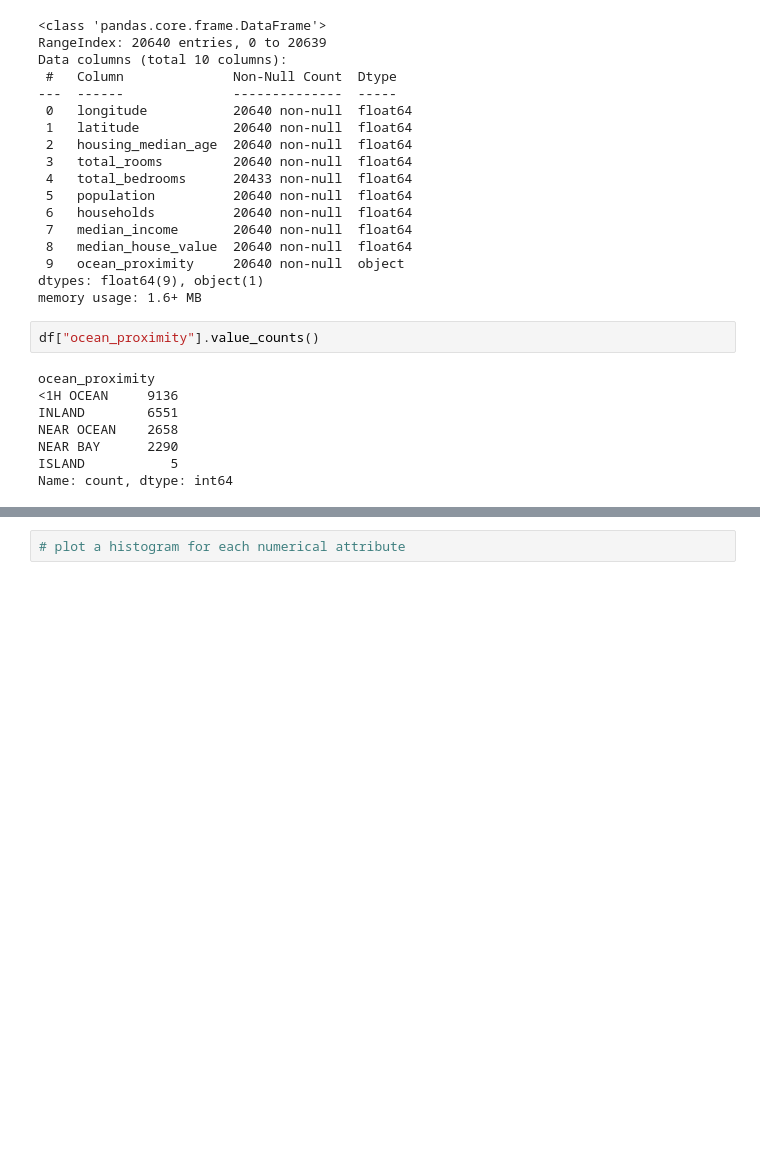
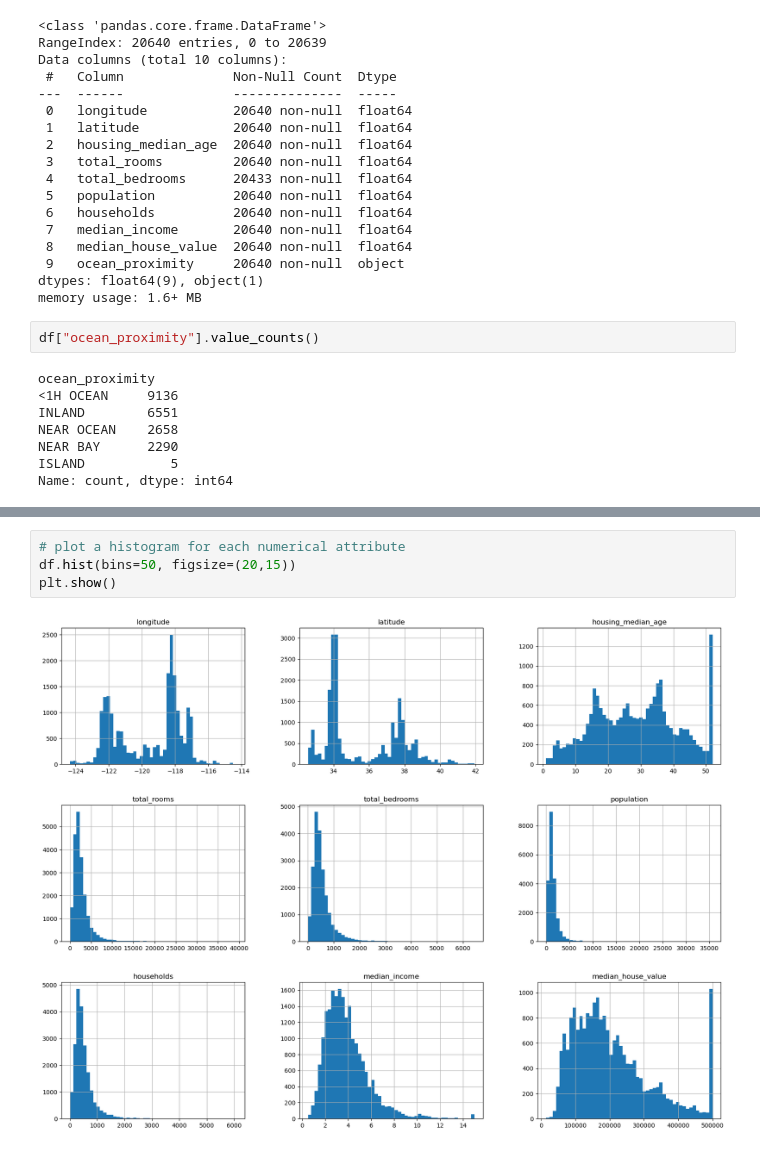
Before and after one commit to Olamilekanvic/California-House-Price-Prediction--1990-, a Jupyter notebook: california_housing_price_prediction.ipynb, the cells around one changed output, grey strips where cells are left out. Saved outputs shown, nothing was run; the diff lists cells and outputs as text; blank space fills up the shorter version.

```diff
--- a/california_housing_price_prediction.ipynb
+++ b/california_housing_price_prediction.ipynb
@@ -100,3 +100,7 @@ df.describe()
 | max | -114.310000 | 41.950000 | 52.000000 | 39320.000000 | 6445.000000 | 35682.000000 | 6082.000000 | ... |
 # %%
 # plot a histogram for each numerical attribute
+df.hist(bins=50, figsize=(20,15))
+plt.show()
+# %% [output]
+[figure, added]
```
Also changed, not shown: parts of 27 cells of this notebook, 3 other files.
